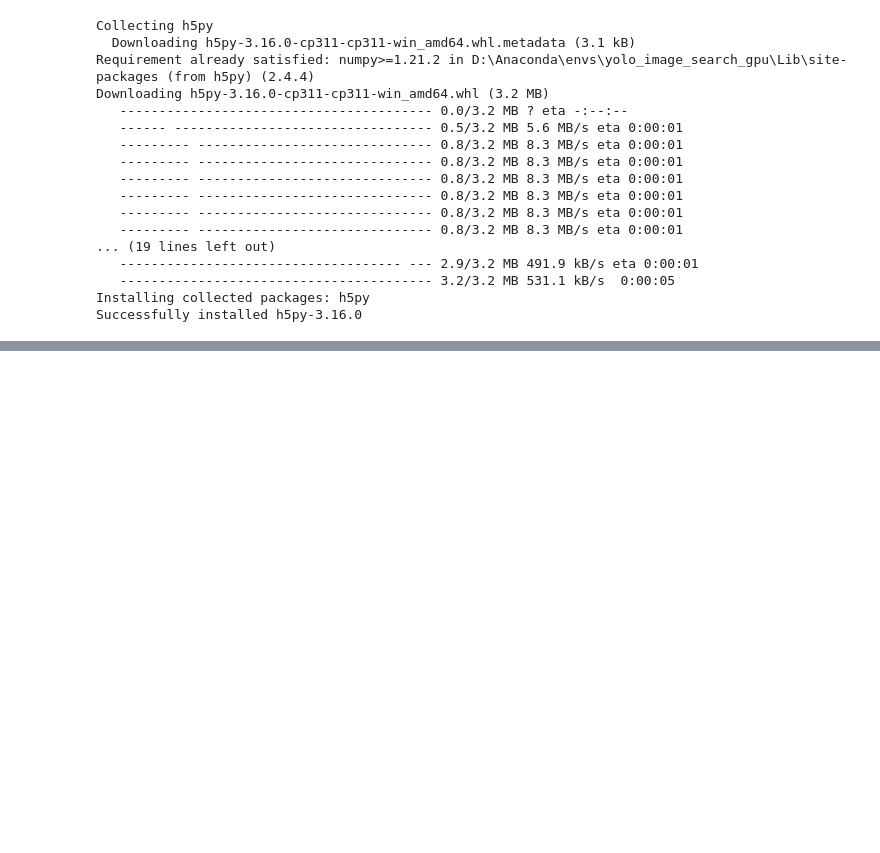
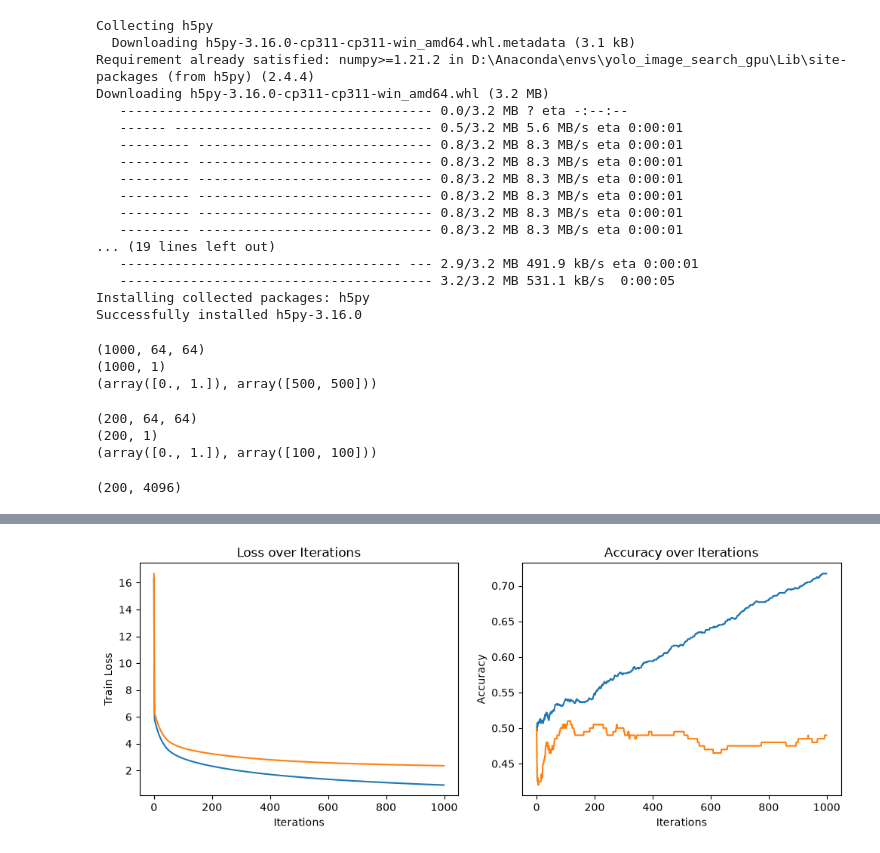
Before and after one commit to Barthez2023/Artificial_Intelligence, a Jupyter notebook: Implementation.ipynb, the cells around one changed output, grey strips where cells are left out. Cells and saved outputs as stored; diff of their text form; code cells hidden in the pictures; blank space fills up the shorter version.

```diff
--- a/Implementation.ipynb
+++ b/Implementation.ipynb
@@ -190,4 +221,25 @@ def load_data():
 # %%
 x_train, y_train, x_test, y_test = load_data()  # Charger les ensembles de données d'entraînement et de test à partir des fichiers HDF5.
 # %%
-print()
+print(x_train.shape)  # Afficher le nombre de caractéristiques dans l'ensemble de données d'entraînement.
+print(y_train.shape)  # Afficher le nombre d'échantillons dans l'ensemble de données d'entraînement.
+print(np.unique(y_train, return_counts=True))  # Afficher les classes uniques présentes dans l'ensemble de données d'entraînement.
+# %% [output]
+(1000, 64, 64)
+(1000, 1)
+(array([0., 1.]), array([500, 500]))
+# %%
+print(x_test.shape)  # Afficher le nombre de caractéristiques dans l'ensemble de données de test.
+print(y_test.shape)  # Afficher le nombre d'échantillons dans l'ensemble de données de test.
+print(np.unique(y_test, return_counts=True))  # Afficher les classes uniques présentes dans l'ensemble de données de test.
+# %% [output]
+(200, 64, 64)
+(200, 1)
+(array([0., 1.]), array([100, 100]))
+# %%
+x_train_reshape=x_train.reshape(x_train.shape[0], -1)/x_train.max()  # Redimensionner et normaliser les données d'entraînement.
+x_test_reshape=x_test.reshape(x_test.shape[0], -1)/x_train.max()  # Redimensionner et normaliser les données de test.
+x_train_reshape.shape
+x_test_reshape.shape
+# %% [output]
+(200, 4096)
@@ -193,0 +298,3 @@ print()
+# %%
+W,b=train_neurone(x_train_reshape, y_train, x_test_reshape, y_test, learning_rate=0.01, num_iterations=10000)  # Appeler la fonction d'entraînement avec les données d'entraînement redimensionnées et normalisées.
+# %% [output]
@@ -193,0 +311 @@ print()
+[figure, added]
```
Also changed, not shown: parts of 12 cells of this notebook, 4 other files.
